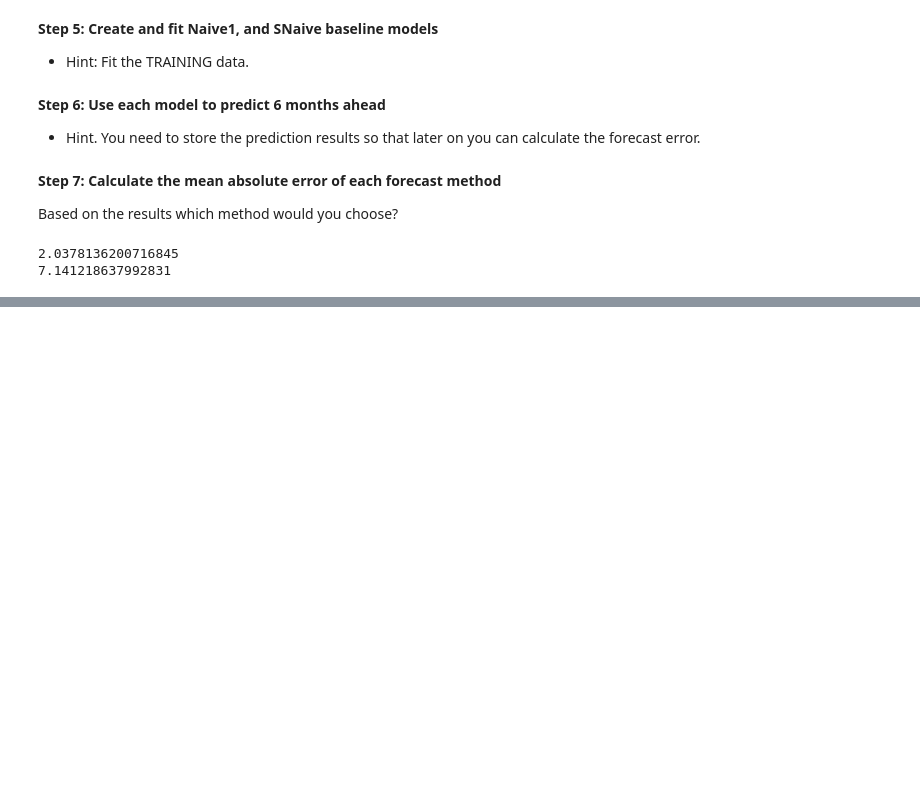
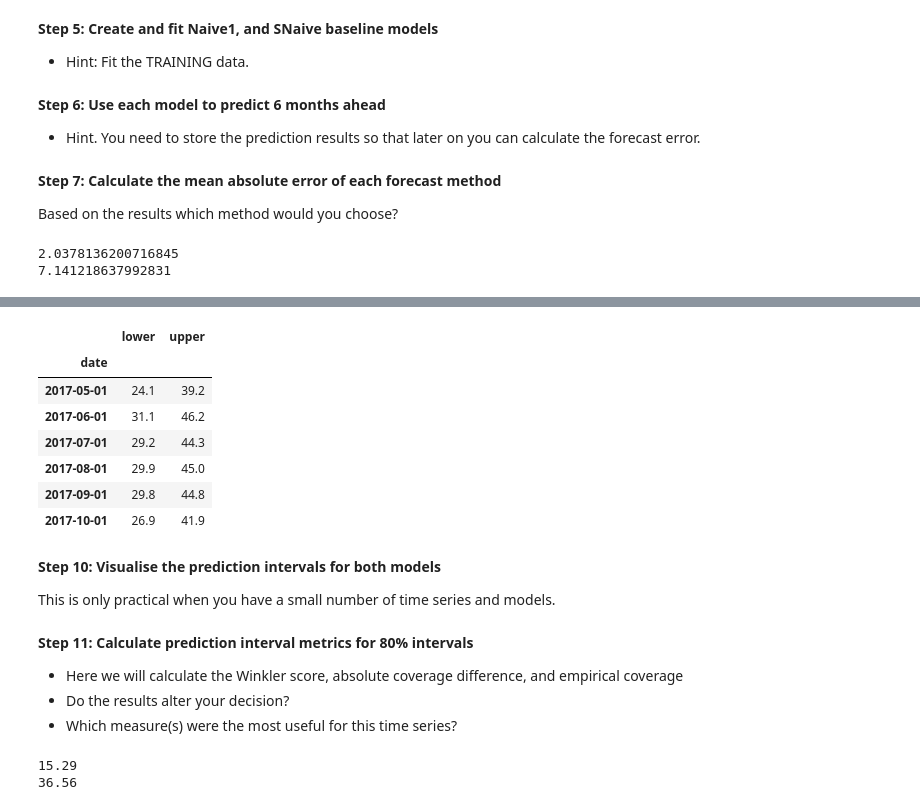
Before and after one commit to health-data-science-OR/forecasting, a Jupyter notebook: 01_basics/01_practicals_notebooks/Practical_1_SOLUTIONS.ipynb, the cells around one changed output, grey strips where cells are left out. Saved outputs shown, nothing was run; the diff lists cells and outputs as text; code cells hidden in the pictures; blank space fills up the shorter version.

```diff
--- a/01_basics/01_practicals_notebooks/Practical_1_SOLUTIONS.ipynb
+++ b/01_basics/01_practicals_notebooks/Practical_1_SOLUTIONS.ipynb
@@ -275,0 +323,15 @@ array([[23.95672947, 36.9099372 ],
+# %%
+intervals2_95.round(1)
+# %% [output]
+|  | lower | upper |
+| date |  |  |
+| 2017-05-01 | 24.1 | 39.2 |
+| 2017-06-01 | 31.1 | 46.2 |
+| 2017-07-01 | 29.2 | 44.3 |
+| 2017-08-01 | 29.9 | 45.0 |
+| 2017-09-01 | 29.8 | 44.8 |
+| 2017-10-01 | 26.9 | 41.9 |
+# %% [markdown]
+**Step 10: Visualise the prediction intervals for both models**
+
+This is only practical when you have a small number of time series and models.
@@ -275,0 +356,14 @@ array([[23.95672947, 36.9099372 ],
+# %% [markdown]
+**Step 11: Calculate prediction interval metrics for 80% intervals**
+
+* Here we will calculate the Winkler score, absolute coverage difference, and empirical coverage
+* Do the results alter your decision?
+* Which measure(s) were the most useful for this time series?
+# %%
+winkler_1 = winkler_score(y_true=test, intervals=y_intervals[0], alpha=0.2)
+winkler_2 = winkler_score(y_true=test, intervals=y_intervals2[0], alpha=0.2)
+print(round(winkler_1, 2))
+print(round(winkler_2, 2))
+# %% [output]
+15.29
+36.56
```
Also changed, not shown: parts of 17 cells of this notebook.
